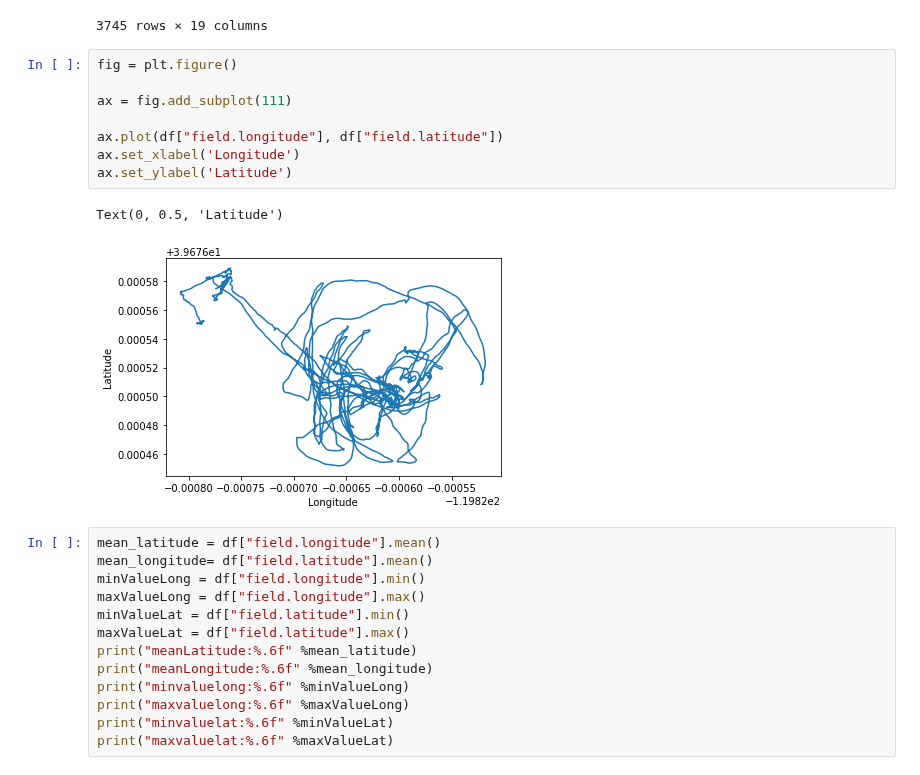
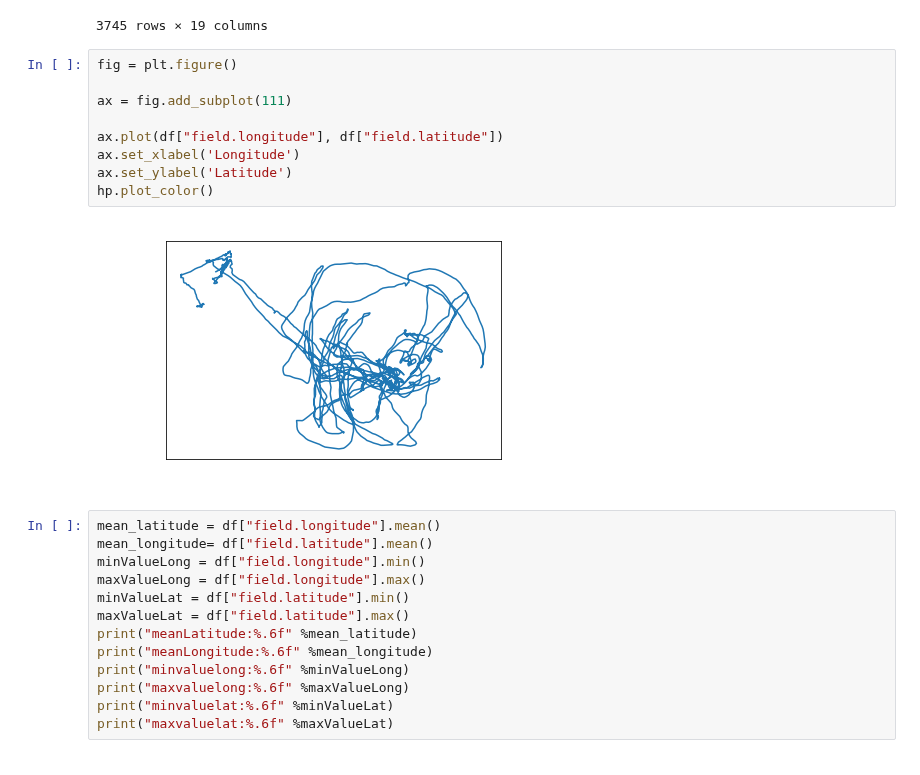
Before and after one commit to arunavanag591/odor_analysis, a Jupyter notebook: data_exploration/gps_plotting.ipynb, the cells around one changed output. Saved outputs shown, nothing was run; the diff lists cells and outputs as text.

```diff
--- a/data_exploration/gps_plotting.ipynb
+++ b/data_exploration/gps_plotting.ipynb
@@ -38,14 +39,14 @@ df
 # %%
 fig = plt.figure()
 
 ax = fig.add_subplot(111)
 
 ax.plot(df["field.longitude"], df["field.latitude"])
 ax.set_xlabel('Longitude')
 ax.set_ylabel('Latitude')
+hp.plot_color()
 # %% [output]
-Text(0, 0.5, 'Latitude')
-[figure, old version]
+[figure, new version]
 # %%
 mean_latitude = df["field.longitude"].mean()
 mean_longitude= df["field.latitude"].mean()
```
Also changed, not shown: parts of 1 cell of this notebook, 7 other files.
